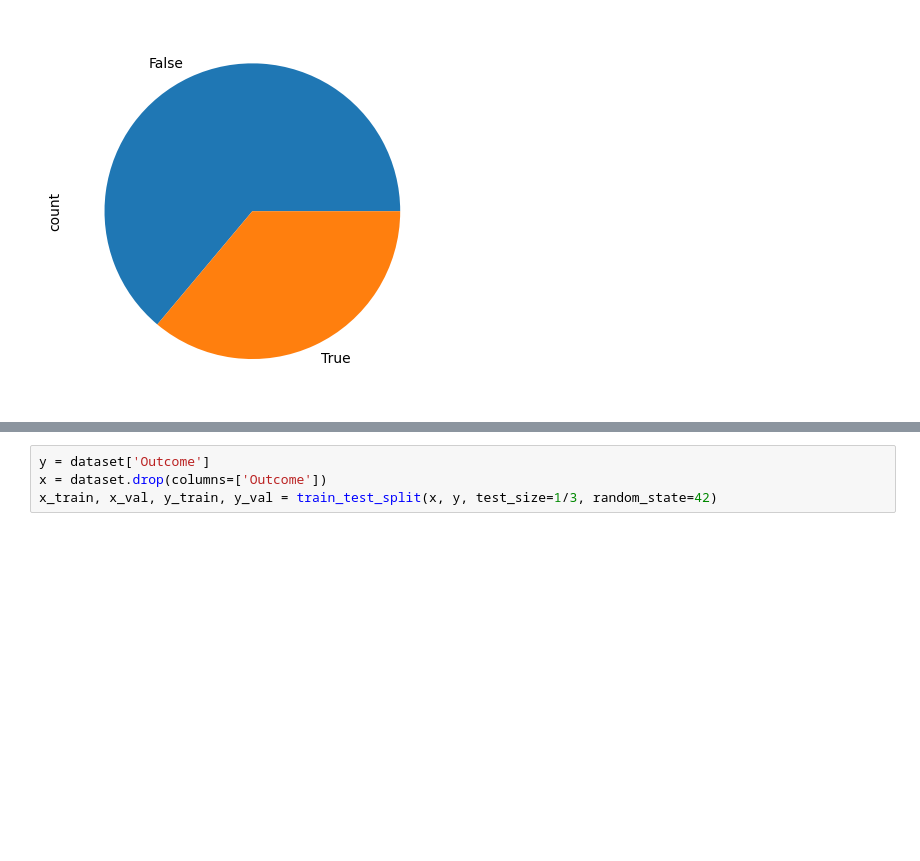
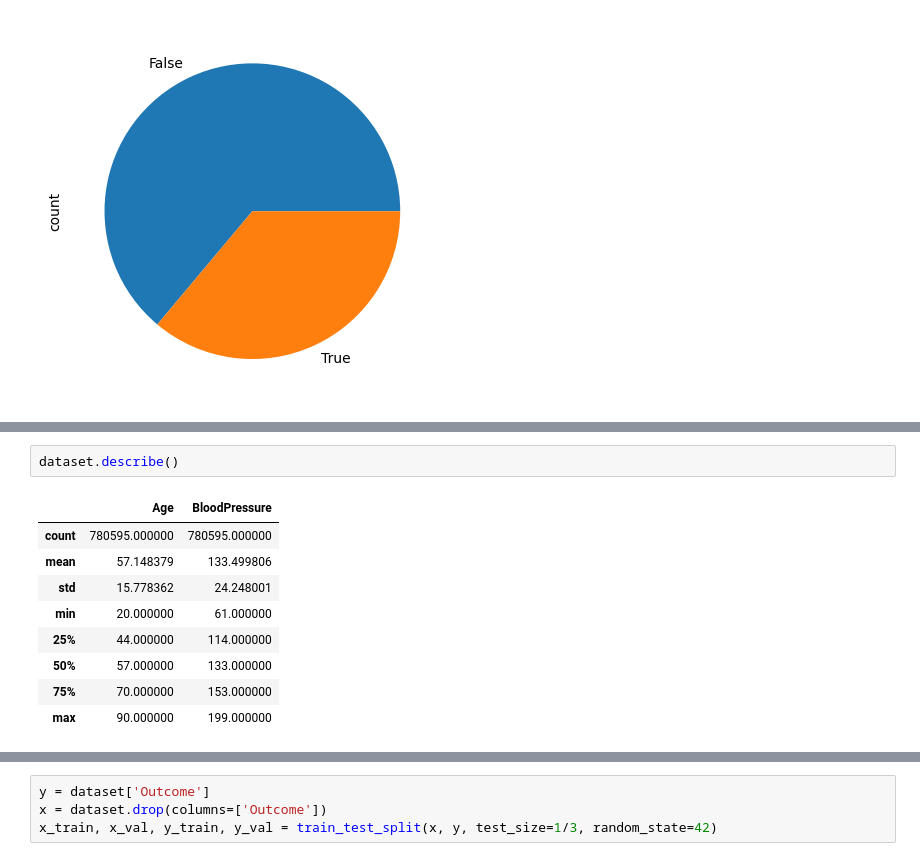
Before and after one commit to miriamsonaglia/Heart-Attack-Prediction-Model, a Jupyter notebook: DataIntensive.ipynb, the cells around one changed output, grey strips where cells are left out. Cells and saved outputs as stored; diff of their text form; blank space fills up the shorter version.

```diff
--- a/DataIntensive.ipynb
+++ b/DataIntensive.ipynb
@@ -485,0 +582,12 @@ Name: Outcome, dtype: float64
+# %%
+dataset.describe()
+# %% [output]
+|  | Age | BloodPressure |
+| count | 780595.000000 | 780595.000000 |
+| mean | 57.148379 | 133.499806 |
+| std | 15.778362 | 24.248001 |
+| min | 20.000000 | 61.000000 |
+| 25% | 44.000000 | 114.000000 |
+| 50% | 57.000000 | 133.000000 |
+| 75% | 70.000000 | 153.000000 |
+| max | 90.000000 | 199.000000 |
```
Also changed, not shown: parts of 25 cells of this notebook.
